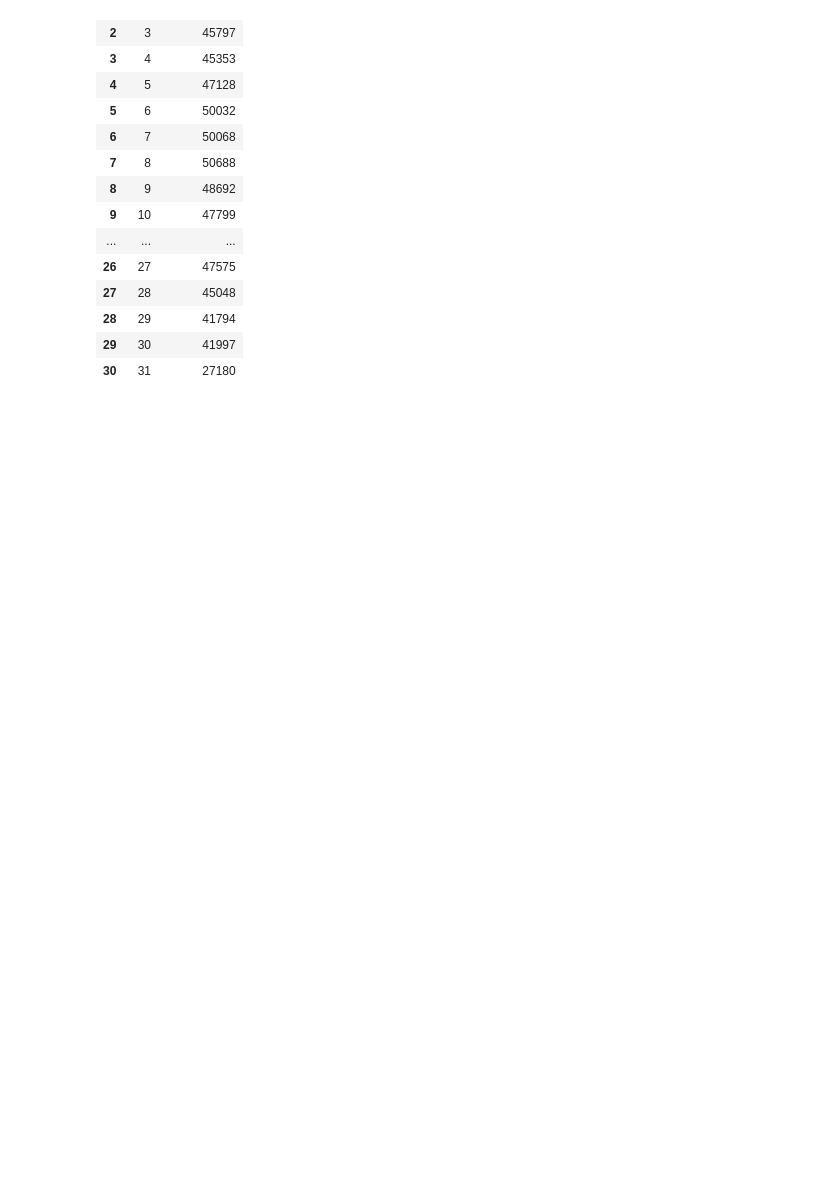
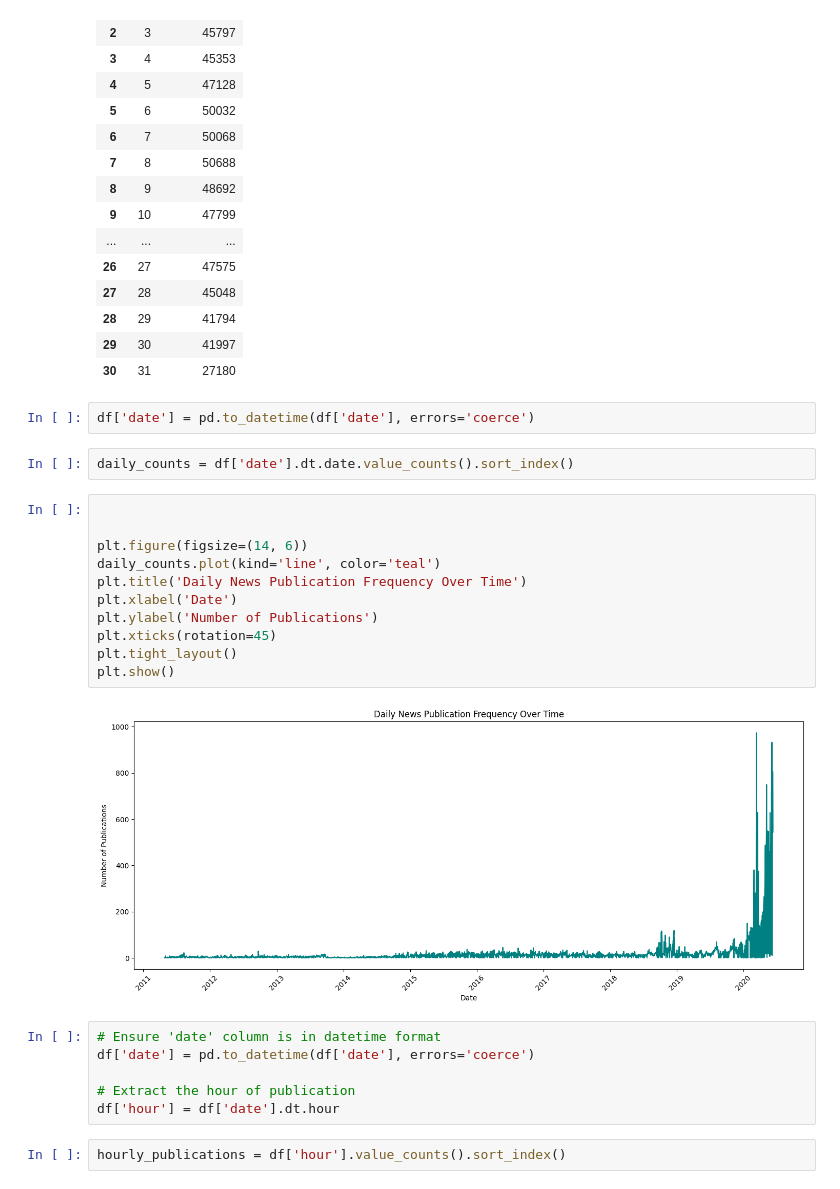
Before and after one commit to Filimon-H/Nova-Financial-Solutions_Forecasting, a Jupyter notebook: notebooks/EDA.ipynb, the cells around one changed output. Drawn from its saved outputs; the diff is of its cells as text; blank space fills up the shorter version.

Commit message:
○	Time Series Analysis:

```diff
--- a/notebooks/EDA.ipynb
+++ b/notebooks/EDA.ipynb
@@ -560,3 +562,28 @@ time_series_data
 | 28 | 29 | 41794 |
 | 29 | 30 | 41997 |
 | 30 | 31 | 27180 |
+# %%
+df['date'] = pd.to_datetime(df['date'], errors='coerce')
+# %%
+daily_counts = df['date'].dt.date.value_counts().sort_index()
+# %%
+
+
+plt.figure(figsize=(14, 6))
+daily_counts.plot(kind='line', color='teal')
+plt.title('Daily News Publication Frequency Over Time')
+plt.xlabel('Date')
+plt.ylabel('Number of Publications')
+plt.xticks(rotation=45)
+plt.tight_layout()
+plt.show()
+# %% [output]
+[figure, added]
+# %%
+# Ensure 'date' column is in datetime format
+df['date'] = pd.to_datetime(df['date'], errors='coerce')
+
+# Extract the hour of publication
+df['hour'] = df['date'].dt.hour
+# %%
+hourly_publications = df['hour'].value_counts().sort_index()
```
Also changed, not shown: parts of 5 cells of this notebook.
